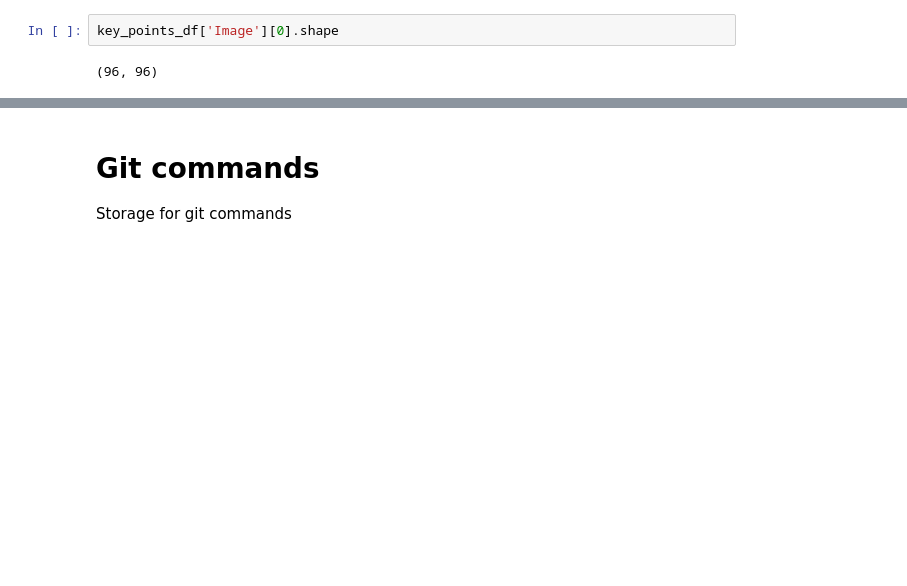
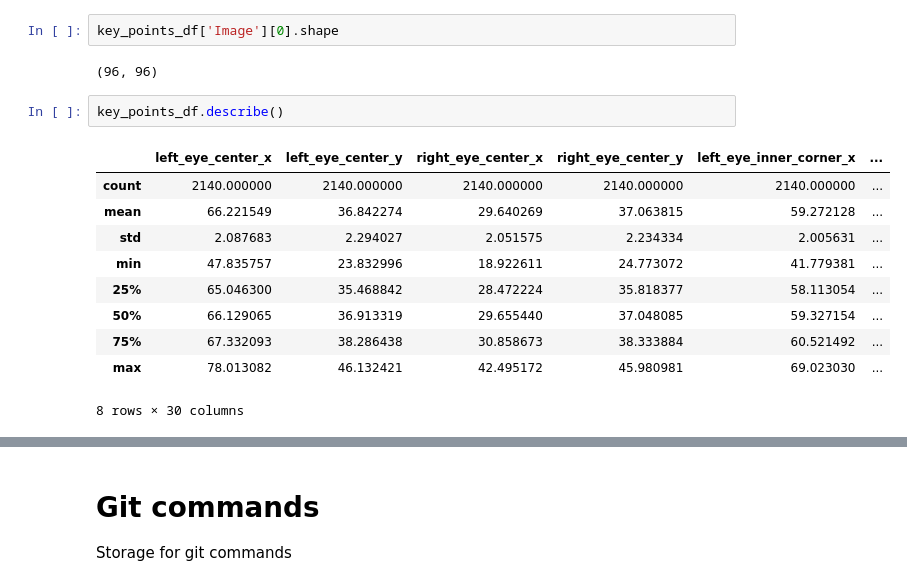
Before and after one commit to KaisuH/Emotion-AI, a Jupyter notebook: Emotion_AI.ipynb, the cells around one changed output, grey strips where cells are left out. Saved outputs shown, nothing was run; the diff lists cells and outputs as text; blank space fills up the shorter version.

```diff
--- a/Emotion_AI.ipynb
+++ b/Emotion_AI.ipynb
@@ -124,3 +124,16 @@ key_points_df['Image'] = key_points_df['Image']. apply(lambda img: np.fromstring
 key_points_df['Image'][0].shape
 # %% [output]
 (96, 96)
+# %%
+key_points_df.describe()
+# %% [output]
+|  | left_eye_center_x | left_eye_center_y | right_eye_center_x | right_eye_center_y | left_eye_inner_corner_x | ... |
+| count | 2140.000000 | 2140.000000 | 2140.000000 | 2140.000000 | 2140.000000 | ... |
+| mean | 66.221549 | 36.842274 | 29.640269 | 37.063815 | 59.272128 | ... |
+| std | 2.087683 | 2.294027 | 2.051575 | 2.234334 | 2.005631 | ... |
+| min | 47.835757 | 23.832996 | 18.922611 | 24.773072 | 41.779381 | ... |
+| 25% | 65.046300 | 35.468842 | 28.472224 | 35.818377 | 58.113054 | ... |
+| 50% | 66.129065 | 36.913319 | 29.655440 | 37.048085 | 59.327154 | ... |
+| 75% | 67.332093 | 38.286438 | 30.858673 | 38.333884 | 60.521492 | ... |
+| max | 78.013082 | 46.132421 | 42.495172 | 45.980981 | 69.023030 | ... |
+8 rows × 30 columns
```
Also changed, not shown: parts of 7 cells of this notebook.
